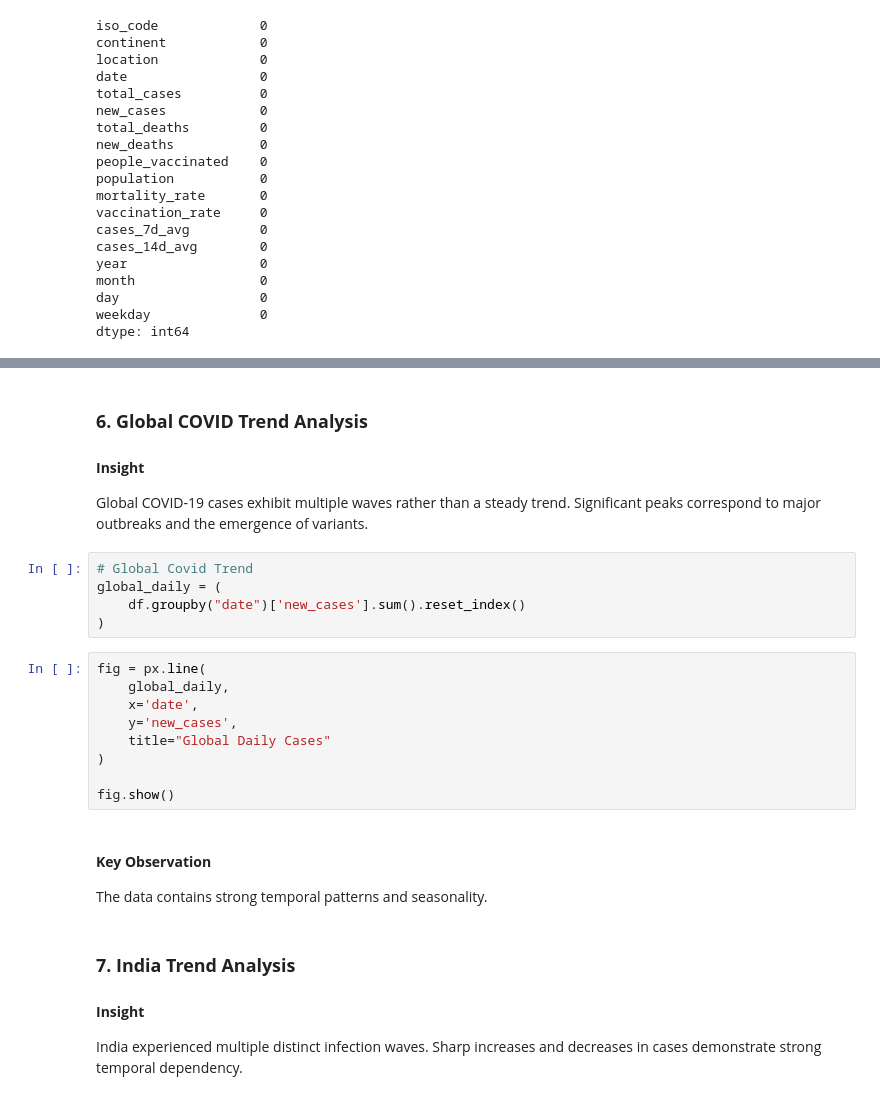
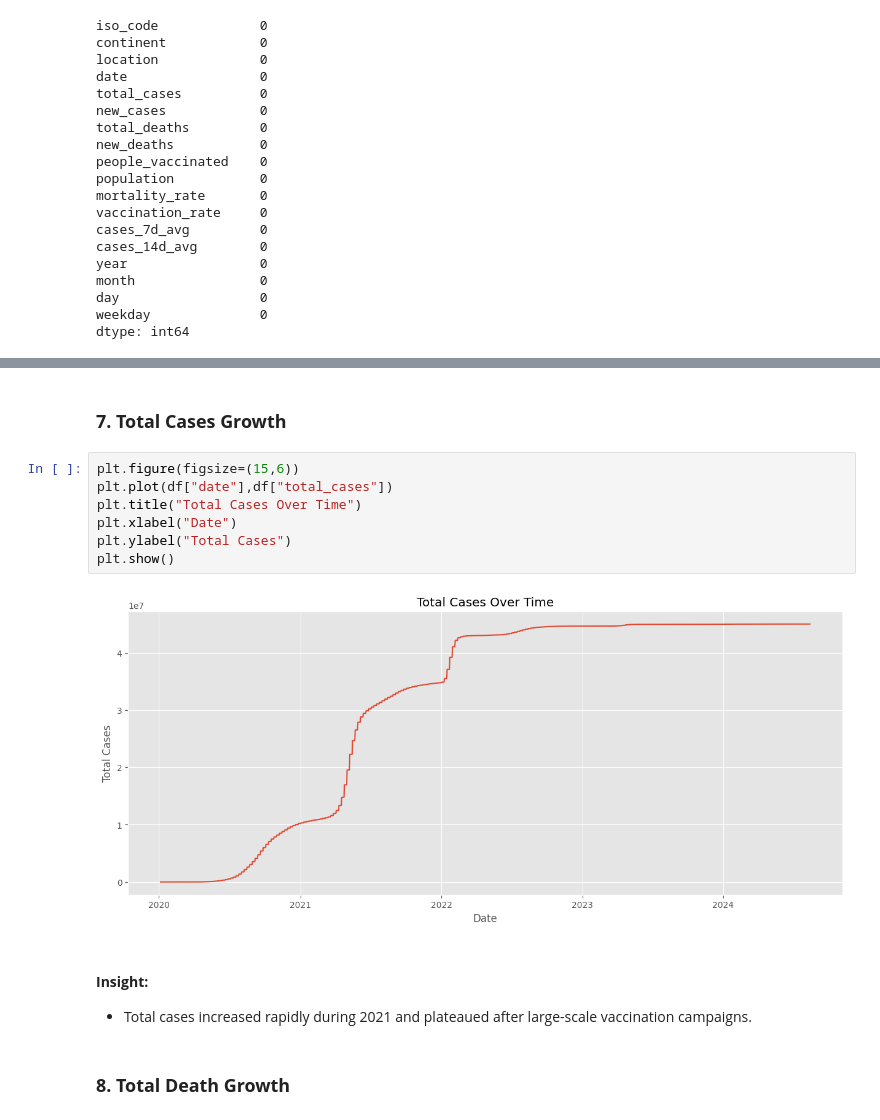
Before and after one commit to Abhilash0079/MachineLearningProjects, a Jupyter notebook: Covid-19_Forecast_Dashboard/notebooks/EDA.ipynb, the cells around one changed output, grey strips where cells are left out. Cells and saved outputs as stored; diff of their text form.

```diff
--- a/Covid-19_Forecast_Dashboard/notebooks/EDA.ipynb
+++ b/Covid-19_Forecast_Dashboard/notebooks/EDA.ipynb
@@ -164,29 +144,17 @@ Vaccination coverage may influence future case trends and therefore represents a
 # %% [markdown]
-### <b>6. Global COVID Trend Analysis</b>
-#### <b>Insight</b>
-Global COVID-19 cases exhibit multiple waves rather than a steady trend.
-Significant peaks correspond to major outbreaks and the emergence of variants.
+### <b>7. Total Cases Growth</b>
 # %%
-# Global Covid Trend
-global_daily = (
-    df.groupby("date")['new_cases'].sum().reset_index()
-)
+plt.figure(figsize=(15,6))
+plt.plot(df["date"],df["total_cases"])
+plt.title("Total Cases Over Time")
+plt.xlabel("Date")
+plt.ylabel("Total Cases")
+plt.show()
+# %% [output]
+[figure, added]
-# %%
-fig = px.line(
-    global_daily,
-    x='date',
-    y='new_cases',
-    title="Global Daily Cases"
-)
-
-fig.show()
-# %% [markdown]
-#### <b>Key Observation</b>
-
-The data contains strong temporal patterns and seasonality.
+# %% [markdown]
+#### <b>Insight:</b>
+- Total cases increased rapidly during 2021 and plateaued after large-scale vaccination campaigns.
 # %% [markdown]
-### <b>7. India Trend Analysis</b>
-#### <b>Insight</b>
-India experienced multiple distinct infection waves.
-Sharp increases and decreases in cases demonstrate strong temporal dependency.
+### <b>8. Total Death Growth</b>
 # %%
```
Also changed, not shown: parts of 45 cells of this notebook, 37 other files.
